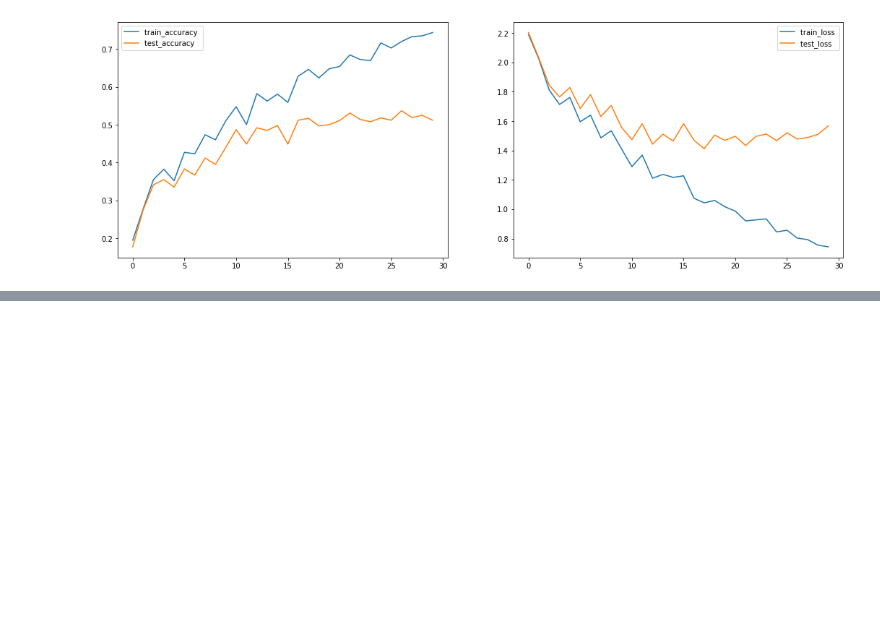
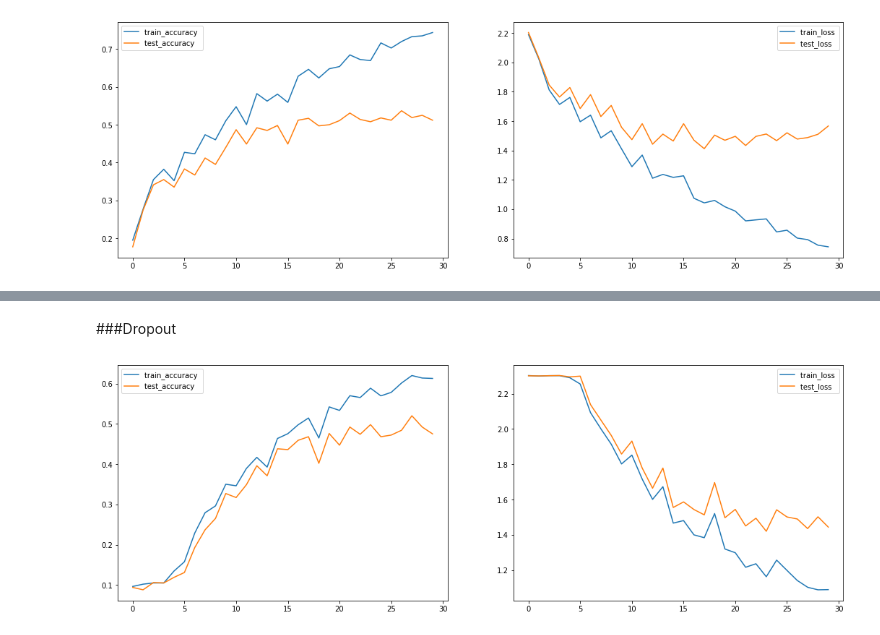
Before and after one commit to ItayShalit/Intro-to-Deep-Learning, a Jupyter notebook: Intro to DL - Assignment 1 - Part 3.ipynb, the cells around one changed output, grey strips where cells are left out. Saved outputs shown, nothing was run; the diff lists cells and outputs as text; code cells hidden in the pictures; blank space fills up the shorter version.

```diff
--- a/Intro to DL - Assignment 1 - Part 3.ipynb
+++ b/Intro to DL - Assignment 1 - Part 3.ipynb
@@ -501,0 +528,8 @@ train_and_plot_results(trainloader, testloader, conv_net, conv_net.loss, optimiz
+# %% [markdown]
+###Dropout
+# %%
+init_weights_normal(conv_net, best_configuration["init_std"])
+optimizer = torch.optim.SGD(conv_net.parameters(), lr=best_configuration["learning_rate"], momentum=best_configuration["momentum_param"])
+train_and_plot_results(trainloader, testloader, conv_net, conv_net.loss, optimizer, epochs, device)
+# %% [output]
+[figure, added]
```
Also changed, not shown: parts of 8 cells of this notebook.
